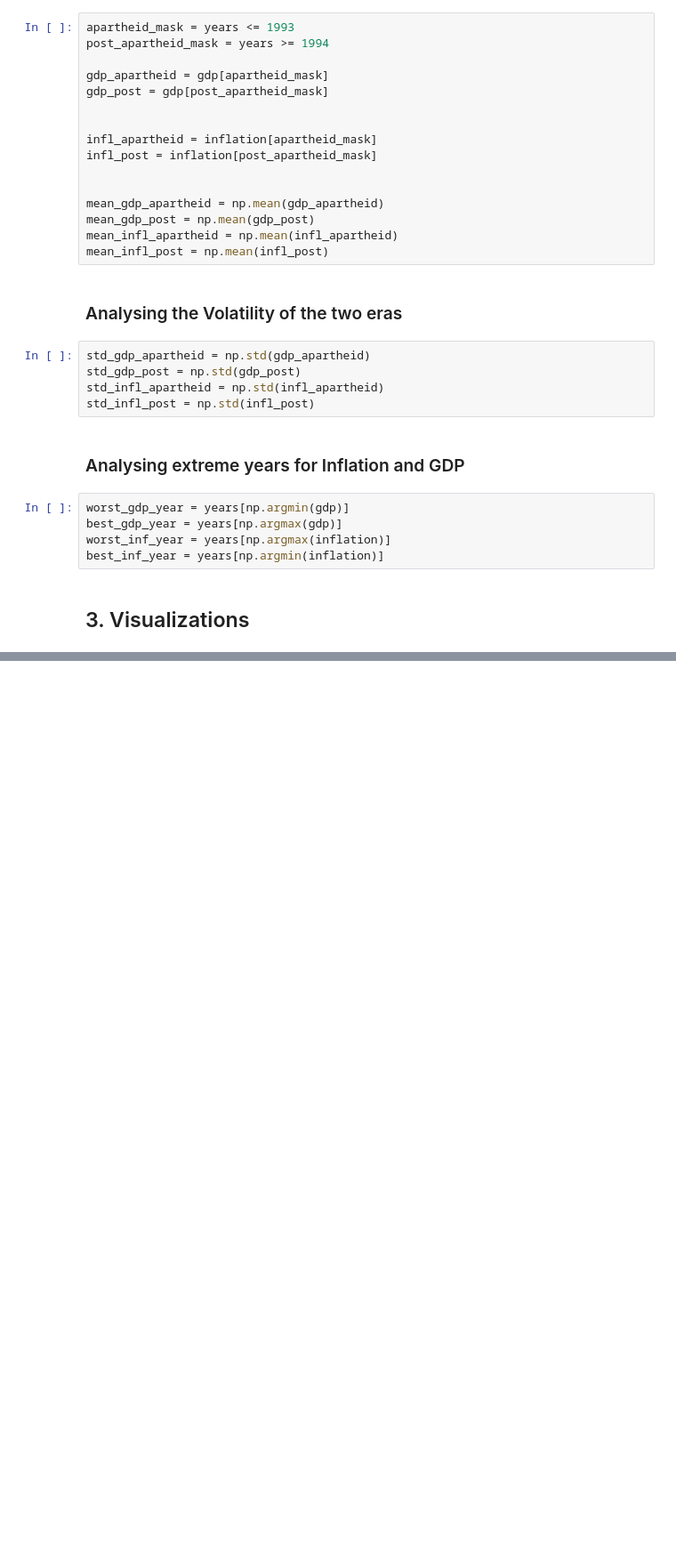
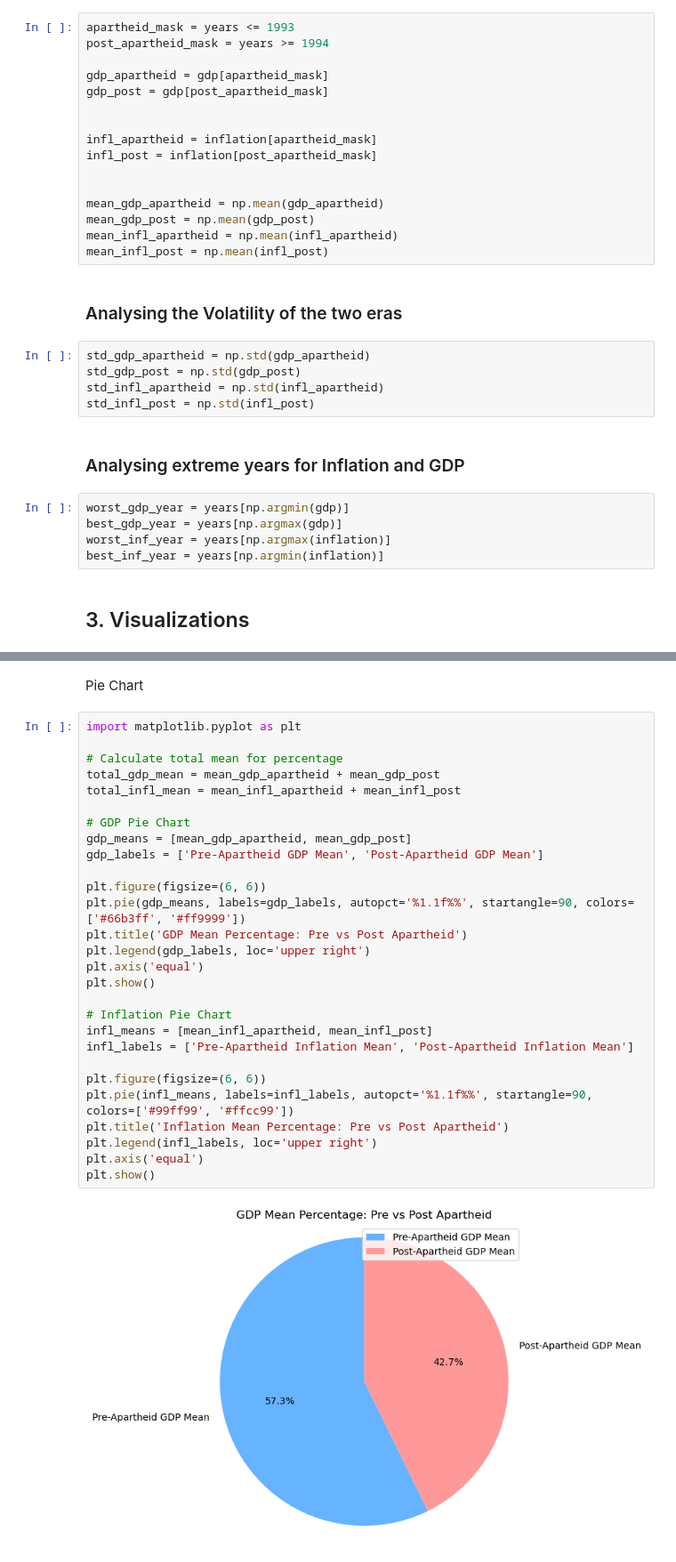
Before and after one commit to Tumelo-Jane/Data_analysis_and_visualisation_assignment, a Jupyter notebook: python_analytics/falang.ipynb, the cells around one changed output, grey strips where cells are left out. Shown at 89% size. Drawn from its saved outputs; the diff is of its cells as text; blank space fills up the shorter version.

```diff
--- a/python_analytics/falang.ipynb
+++ b/python_analytics/falang.ipynb
@@ -303,0 +266,32 @@ plt.show()
+# %% [markdown]
+Pie Chart
+# %%
+import matplotlib.pyplot as plt
+
+# Calculate total mean for percentage
+total_gdp_mean = mean_gdp_apartheid + mean_gdp_post
+total_infl_mean = mean_infl_apartheid + mean_infl_post
+
+# GDP Pie Chart
+gdp_means = [mean_gdp_apartheid, mean_gdp_post]
+gdp_labels = ['Pre-Apartheid GDP Mean', 'Post-Apartheid GDP Mean']
+
+plt.figure(figsize=(6, 6))
+plt.pie(gdp_means, labels=gdp_labels, autopct='%1.1f%%', startangle=90, colors=['#66b3ff', '#ff9999'])
+plt.title('GDP Mean Percentage: Pre vs Post Apartheid')
+plt.legend(gdp_labels, loc='upper right')
+plt.axis('equal')
+plt.show()
+
+# Inflation Pie Chart
+infl_means = [mean_infl_apartheid, mean_infl_post]
+infl_labels = ['Pre-Apartheid Inflation Mean', 'Post-Apartheid Inflation Mean']
+
+plt.figure(figsize=(6, 6))
+plt.pie(infl_means, labels=infl_labels, autopct='%1.1f%%', startangle=90, colors=['#99ff99', '#ffcc99'])
+plt.title('Inflation Mean Percentage: Pre vs Post Apartheid')
+plt.legend(infl_labels, loc='upper right')
+plt.axis('equal')
+plt.show()
+# %% [output]
+[figure, added]
```
Also changed, not shown: parts of 24 cells of this notebook.
